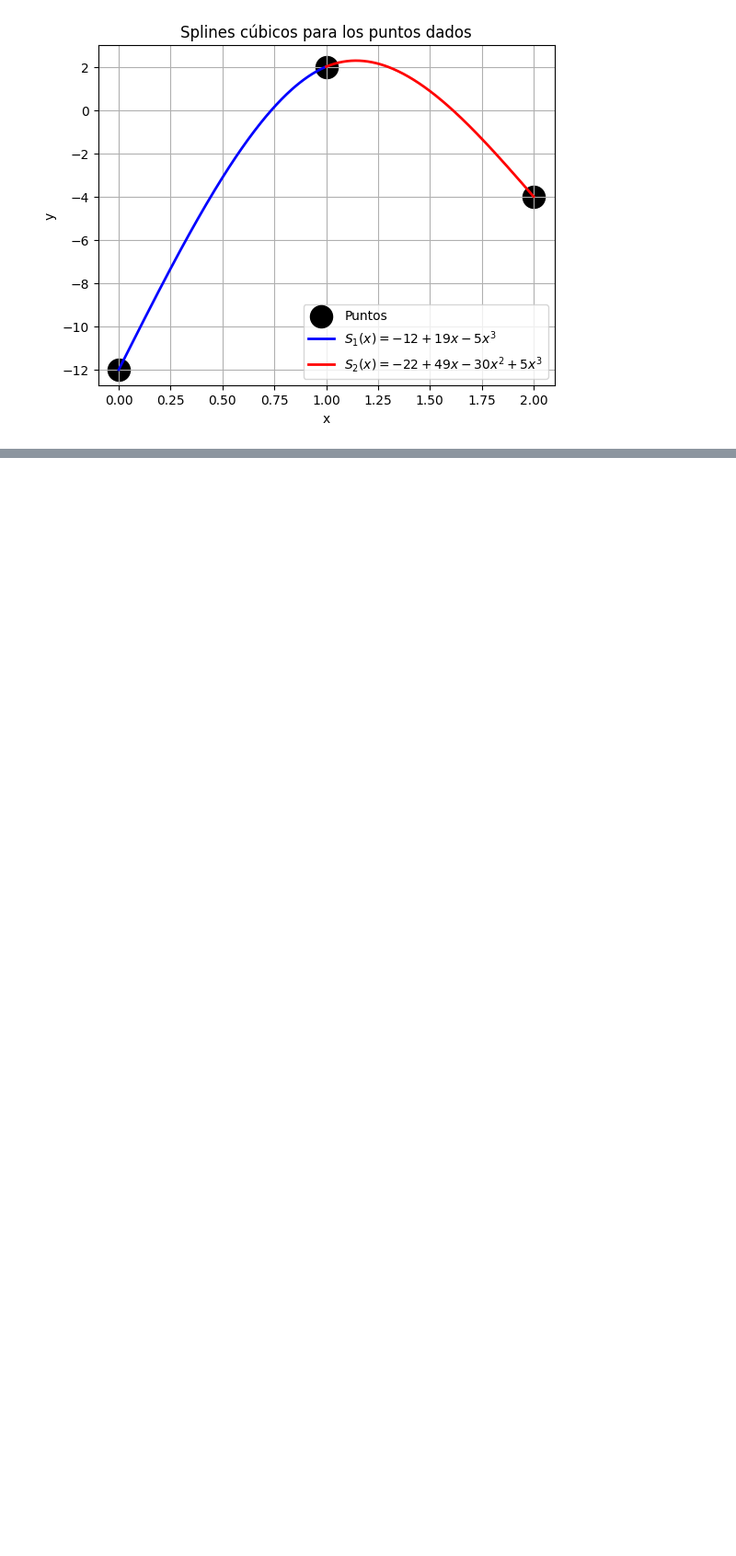
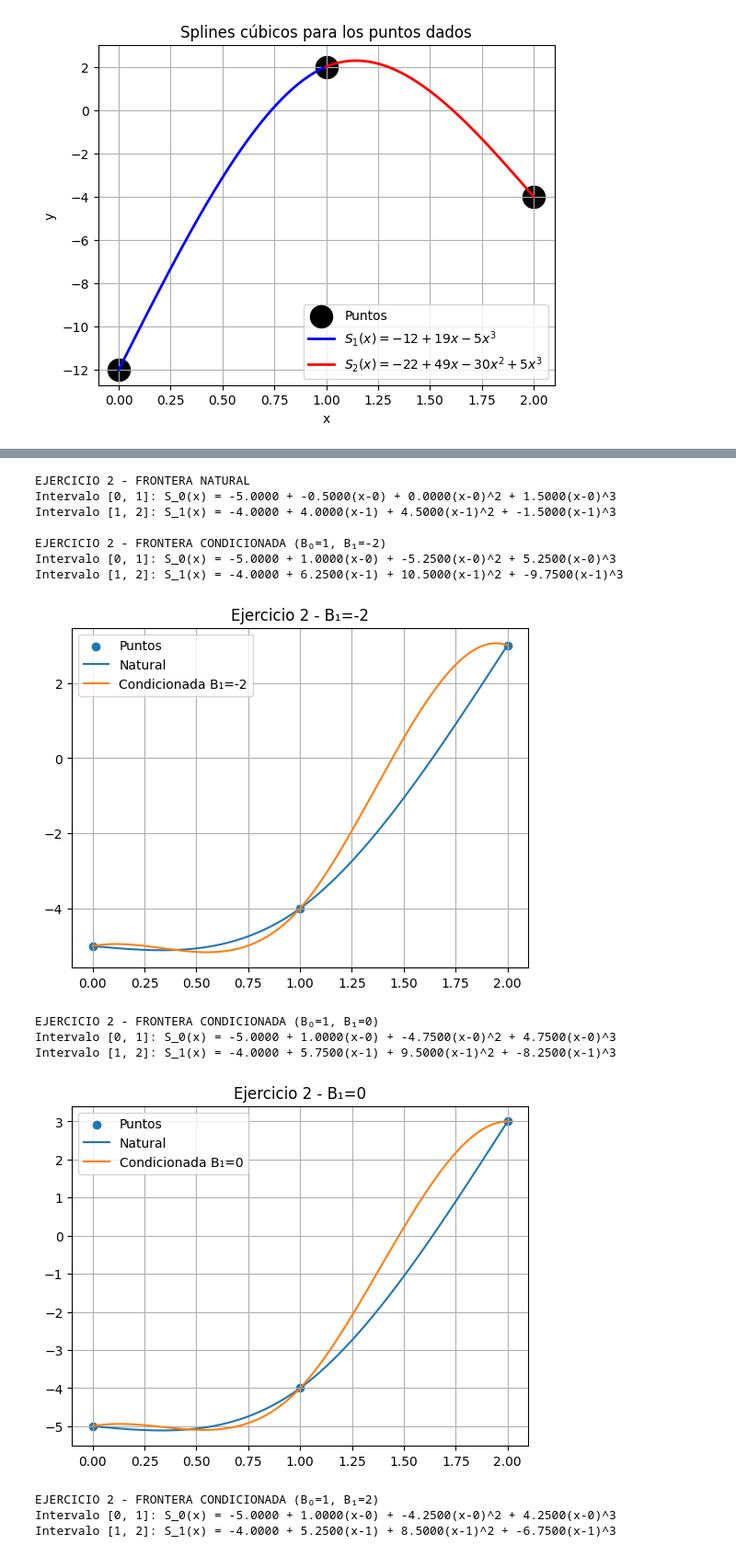
Before and after one commit to Lenin5592002/Metodos, a Jupyter notebook: Taller/Taller04.ipynb, the cells around one changed output, grey strips where cells are left out. Shown: that part at 92% size. Cells and saved outputs as stored; diff of their text form; code cells hidden in the pictures; blank space fills up the shorter version.

```diff
--- a/Taller/Taller04.ipynb
+++ b/Taller/Taller04.ipynb
@@ -119,0 +317,48 @@ plt.show()
+# %%
+# Nuevos puntos del ejercicio 2
+x2 = np.array([0, 1, 2])
+y2 = np.array([-5, -4, 3])
+
+# --- Frontera natural ---
+a2_nat, b2_nat, c2_nat, d2_nat = cubic_spline_natural(x2, y2)
+coeffs2_nat = (a2_nat, b2_nat, c2_nat, d2_nat)
+print_spline_equations(x2, coeffs2_nat, "EJERCICIO 2 - FRONTERA NATURAL")
+
+# --- Frontera condicionada con diferentes B1 ---
+B0 = 1          # o el valor que te pidan en el ejercicio
+B1_values = [-2, 0, 2, 4, 6]
+
+for B1 in B1_values:
+    a2_clamp, b2_clamp, c2_clamp, d2_clamp = cubic_spline_clamped(x2, y2, B0, B1)
+    coeffs2_clamp = (a2_clamp, b2_clamp, c2_clamp, d2_clamp)
+
+    print_spline_equations(
+        x2,
+        coeffs2_clamp,
+        f"EJERCICIO 2 - FRONTERA CONDICIONADA (B₀={B0}, B₁={B1})"
+    )
+
+    plot_spline(
+        x2,
+        y2,
+        coeffs2_nat,
+        coeffs2_clamp,
+        B1,
+        f"Ejercicio 2 - B₁={B1}"
+    )
+# %% [output]
+EJERCICIO 2 - FRONTERA NATURAL
+Intervalo [0, 1]: S_0(x) = -5.0000 + -0.5000(x-0) + 0.0000(x-0)^2 + 1.5000(x-0)^3
+Intervalo [1, 2]: S_1(x) = -4.0000 + 4.0000(x-1) + 4.5000(x-1)^2 + -1.5000(x-1)^3
+
+EJERCICIO 2 - FRONTERA CONDICIONADA (B₀=1, B₁=-2)
+Intervalo [0, 1]: S_0(x) = -5.0000 + 1.0000(x-0) + -5.2500(x-0)^2 + 5.2500(x-0)^3
+Intervalo [1, 2]: S_1(x) = -4.0000 + 6.2500(x-1) + 10.5000(x-1)^2 + -9.7500(x-1)^3
+[figure, added]
+EJERCICIO 2 - FRONTERA CONDICIONADA (B₀=1, B₁=0)
+Intervalo [0, 1]: S_0(x) = -5.0000 + 1.0000(x-0) + -4.7500(x-0)^2 + 4.7500(x-0)^3
+Intervalo [1, 2]: S_1(x) = -4.0000 + 5.7500(x-1) + 9.5000(x-1)^2 + -8.2500(x-1)^3
+[figure, added]
+EJERCICIO 2 - FRONTERA CONDICIONADA (B₀=1, B₁=2)
+Intervalo [0, 1]: S_0(x) = -5.0000 + 1.0000(x-0) + -4.2500(x-0)^2 + 4.2500(x-0)^3
+Intervalo [1, 2]: S_1(x) = -4.0000 + 5.2500(x-1) + 8.5000(x-1)^2 + -6.7500(x-1)^3
```
Also changed, not shown: parts of 15 cells of this notebook, 10 other files.
